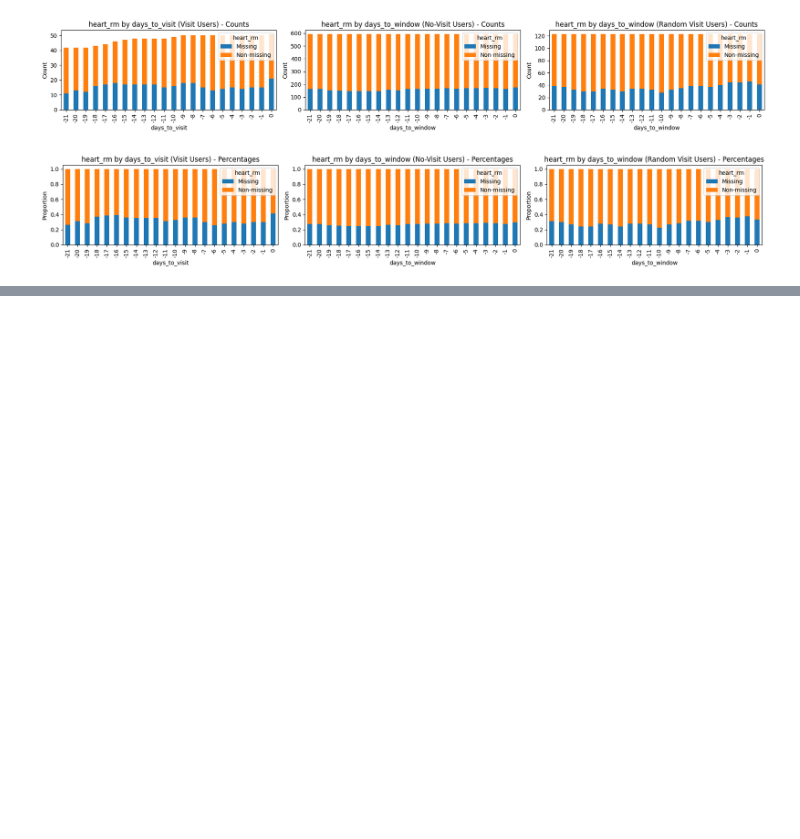
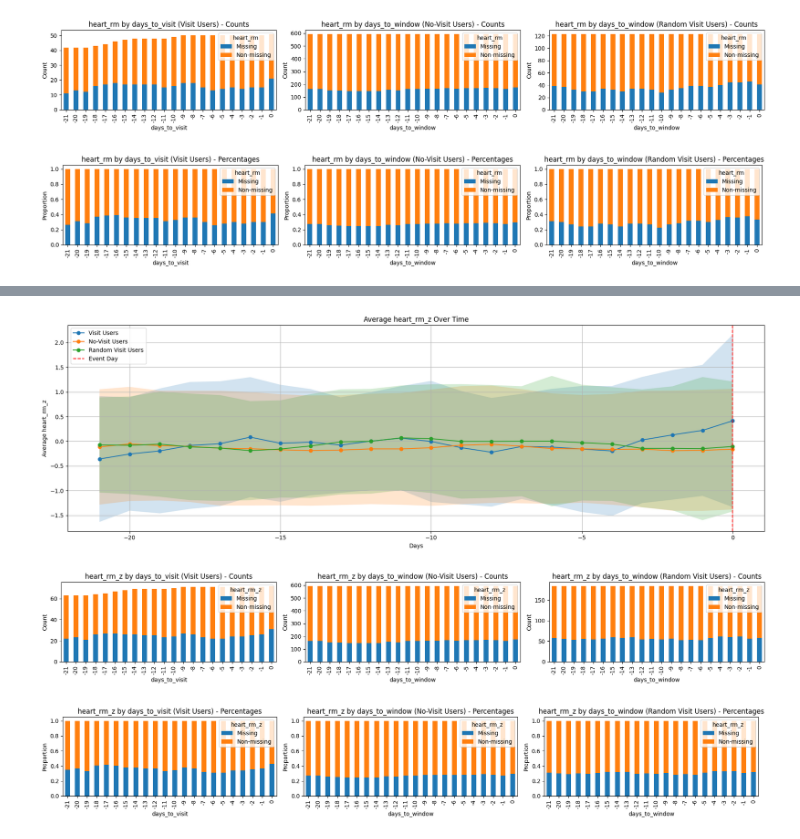
Before and after one commit to jhdaws/mhealth_classification, a Jupyter notebook: data_exploration/rolling_mean.ipynb, the cells around one changed output, grey strips where cells are left out. Saved outputs shown, nothing was run; the diff lists cells and outputs as text; code cells hidden in the pictures; blank space fills up the shorter version.

Commit message:
incorporated multiple visits from each user

```diff
--- a/data_exploration/rolling_mean.ipynb
+++ b/data_exploration/rolling_mean.ipynb
@@ -465,0 +510,8 @@ plot_feature_comparison_3(visit_3wk, no_visit_3wk, random_visit_3wk, 'heart_rm',
+# %%
+for user_id, group in visit_df.groupby('fitbit_user_id'):
+  if user_id in multi_visit_users:
+    print(f"User: {user_id}")
+    visit_indices = group.index[group['visit_day'] == 1].tolist()
+    for i in range(len(visit_indices) - 1):
+      gap = visit_indices[i+1] - visit_indices[i]
+      print(f"Gap between index {visit_indices[i]} and {visit_indices[i+1]}: {gap}")
@@ -465,0 +536,3 @@ plot_feature_comparison_3(visit_3wk, no_visit_3wk, random_visit_3wk, 'heart_rm',
+# %%
+multiv_df = rolling_mean(full_fb_data, rm_features)
+multiv_df = zscore_rolling(multiv_df, z_features)
@@ -465,0 +590,3 @@ plot_feature_comparison_3(visit_3wk, no_visit_3wk, random_visit_3wk, 'heart_rm',
+# %%
+visit_df = extract_days_before_visit_multi(multiv_df)
+no_visit_df = multiv_df[multiv_df['has_visit'] == 0]
@@ -465,0 +599,4 @@ plot_feature_comparison_3(visit_3wk, no_visit_3wk, random_visit_3wk, 'heart_rm',
+# %%
+visit_3wk = visit_df[visit_df['days_to_visit'] >= -21]
+no_visit_3wk = extract_3wk_no_visits(no_visit_df)
+random_visit_3wk = extract_3wk_random_visits(visit_df)
@@ -465,0 +618,6 @@ plot_feature_comparison_3(visit_3wk, no_visit_3wk, random_visit_3wk, 'heart_rm',
+# %%
+plot_feature_comparison_3(visit_3wk, no_visit_3wk, random_visit_3wk, 'heart_rm_z', bin_continuous=True)
+# %% [output]
+[figure, added]
+[figure, added]
+[figure, added]
```
Also changed, not shown: parts of 11 cells of this notebook.
